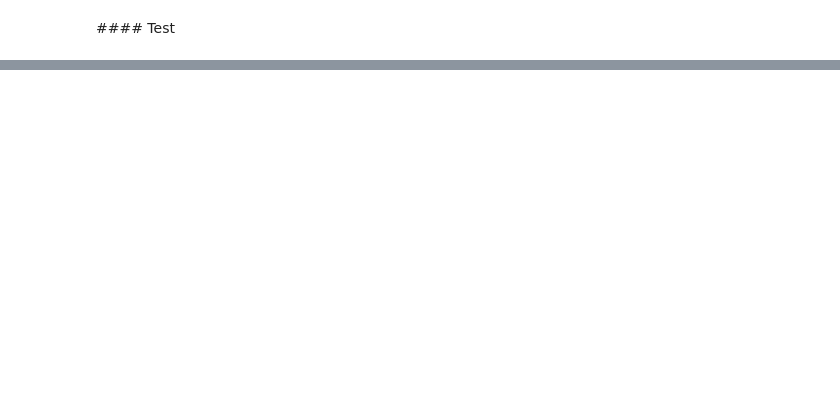
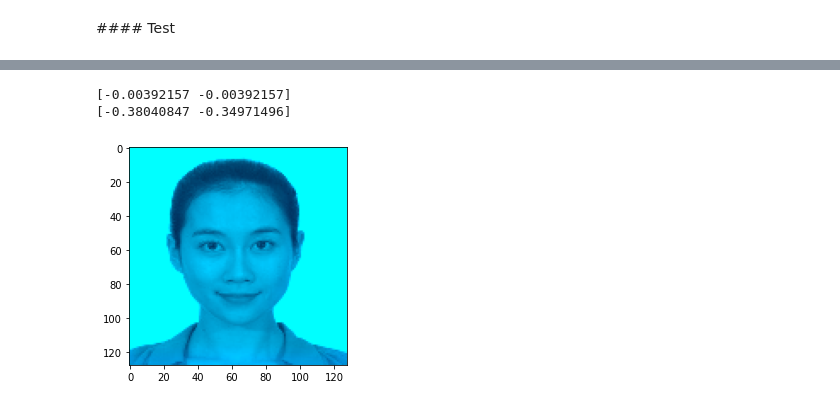
Before and after one commit to IA2021UR/trabajo-ia-en-la-comunidad-de-la-rioja-equipo-4, a Jupyter notebook: comparacion_modelos.ipynb, the cells around one changed output, grey strips where cells are left out. Drawn from its saved outputs; the diff is of its cells as text; code cells hidden in the pictures; blank space fills up the shorter version.

```diff
--- a/comparacion_modelos.ipynb
+++ b/comparacion_modelos.ipynb
@@ -663,3 +647,22 @@ steps_per_epoch = len(file_paths) // batch_size
 batch_images_function_gen = batch_images_gen_lab(file_paths, batch_size)
 with tf.device("/gpu:0"):
     generator_unet.fit(batch_images_function_gen, steps_per_epoch=steps_per_epoch, epochs=10)
+# %%
+generator_conv = build_conv()
+
+opt = tf.keras.optimizers.RMSprop(
+    learning_rate=0.01,
+    name="RMSprop"
+)
+
+generator_conv.compile(optimizer=opt,loss='mse', metrics=['accuracy'])
+# %%
+file_paths = glob('./*/*.*g')[10:450]
+random.shuffle(file_paths)
+
+batch_size = 16
+steps_per_epoch = len(file_paths) // batch_size
+
+batch_images_function_gen = batch_images_gen_lab(file_paths, batch_size)
+with tf.device("/gpu:0"):
+    generator_conv.fit(batch_images_function_gen, steps_per_epoch=steps_per_epoch, epochs=20)
@@ -745,0 +707,23 @@ plt.show()
+# %%
+# Get images
+file_paths = glob('./*/*.jpg')
+
+image = np.array(load_image(file_paths[200])).astype('float32')
+
+orig = image.copy()
+
+l = image_to_lab_l_norm(image.copy())
+#ab = image_to_lab_ab_norm(image.copy())
+
+print(image_to_lab_ab_norm(image.copy())[0][0])
+ab = generator_conv.predict(np.array([l]))
+print(ab[0][0][0])
+
+image = image_l_ab_to_rgb(l, ab[0])
+
+plt.imshow(image)
+plt.show()
+# %% [output]
+[-0.00392157 -0.00392157]
+[-0.38040847 -0.34971496]
+[figure, added]
```
Also changed, not shown: parts of 12 cells of this notebook.
